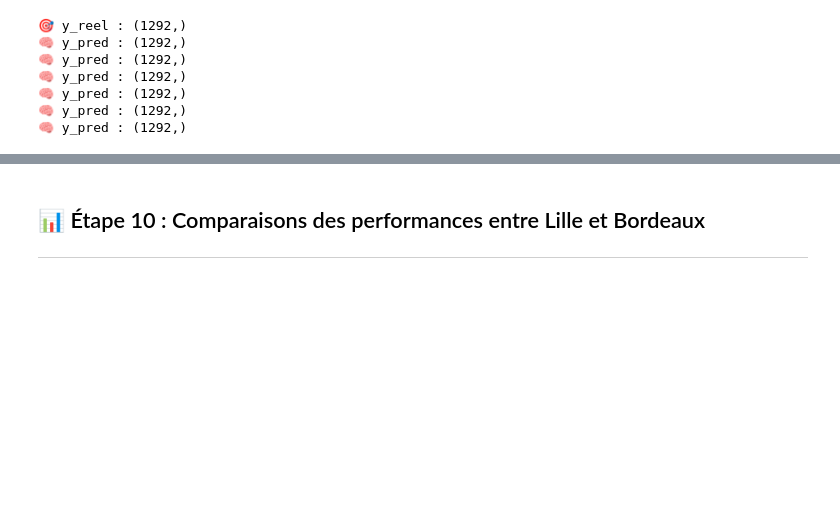
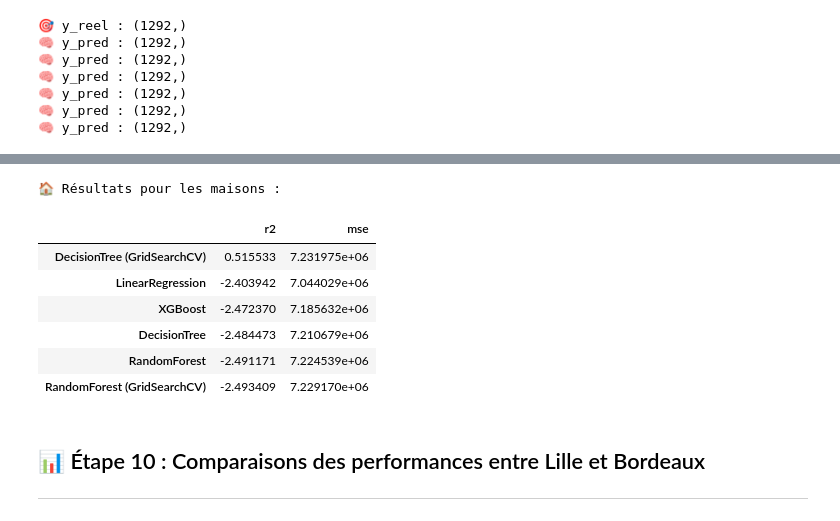
Before and after one commit to amina-abddm/FastAPI_IA_Immobilier, a Jupyter notebook: notebooks/phase_2_bordeaux.ipynb, the cells around one changed output, grey strips where cells are left out. Drawn from its saved outputs; the diff is of its cells as text; code cells hidden in the pictures; blank space fills up the shorter version.

```diff
--- a/notebooks/phase_2_bordeaux.ipynb
+++ b/notebooks/phase_2_bordeaux.ipynb
@@ -508,3 +557,46 @@ print("🧠 y_pred :", y_pred_xgbr_maisons.shape)
+# %%
+# 🧮 Calculs Maisons
+
+
+r2_lr_maisons  = r2_score(y_maisons, y_pred_lr_maisons)
+r2_dtr_maisons = r2_score(y_maisons, y_pred_dtr_maisons)
+r2_dtr_gsr_maisons = r2_score(y_maisons, y_pred_dtr_gsr_maisons)
+r2_rfr_maisons = r2_score(y_maisons, y_pred_rf_maisons)
+r2_gsr_rfr_maisons = r2_score(y_maisons, y_pred_rf_gsr_maisons)
+r2_xgbr_maison  = r2_score(y_maisons, y_pred_xgbr_maisons)
+
+mse_lr_maison  = mean_squared_error(y_maisons, y_pred_lr_maisons)
+mse_dtr_maisons = mean_squared_error(y_maisons, y_pred_dtr_maisons)
+mse_gsr_dtr_maisons = mean_squared_error(y_maisons, y_pred_dtr_gsr_maisons)
+mse_rfr_maisons = mean_squared_error(y_maisons, y_pred_rf_maisons)
+mse_gsc_rfr_maisons = mean_squared_error(y_maisons, y_pred_rf_gsr_maisons)
+mse_xgbr_maison = mean_squared_error(y_maisons, y_pred_xgbr_maisons)
+
+# 📊 Résultats pour les maisons
+resultats_maisons = {
+    "LinearRegression": {"r2": r2_lr_maisons, "mse": mse_lr_maison},
+    "DecisionTree": {"r2": r2_dtr_maisons, "mse": mse_dtr_maisons},
+    "DecisionTree (GridSearchCV)" :{"r2": r2_dtr_gsr_appart, "mse": mse_gsr_dtr_maisons},
+    "RandomForest": {"r2": r2_rfr_maisons, "mse": mse_rfr_maisons},
+    "RandomForest (GridSearchCV)": {"r2": r2_gsr_rfr_maisons, "mse": mse_gsc_rfr_maisons},
+    "XGBoost": {"r2": r2_xgbr_maison, "mse": mse_xgbr_maison}
+}
+
+# 🧾 Convertion en DataFrames
+df_resultats_maisons = pd.DataFrame(resultats_maisons).T
+
+# 📣 Affichage
+print("\n🏠 Résultats pour les maisons :")
+display(df_resultats_maisons.sort_values(by='r2', ascending=False))
+# %% [output]
+🏠 Résultats pour les maisons :
+|  | r2 | mse |
+| DecisionTree (GridSearchCV) | 0.515533 | 7.231975e+06 |
+| LinearRegression | -2.403942 | 7.044029e+06 |
+| XGBoost | -2.472370 | 7.185632e+06 |
+| DecisionTree | -2.484473 | 7.210679e+06 |
+| RandomForest | -2.491171 | 7.224539e+06 |
+| RandomForest (GridSearchCV) | -2.493409 | 7.229170e+06 |
 # %% [markdown]
 ## 📊  Étape 10 : Comparaisons des performances entre Lille et Bordeaux
 ---
```
Also changed, not shown: parts of 2 cells of this notebook.
